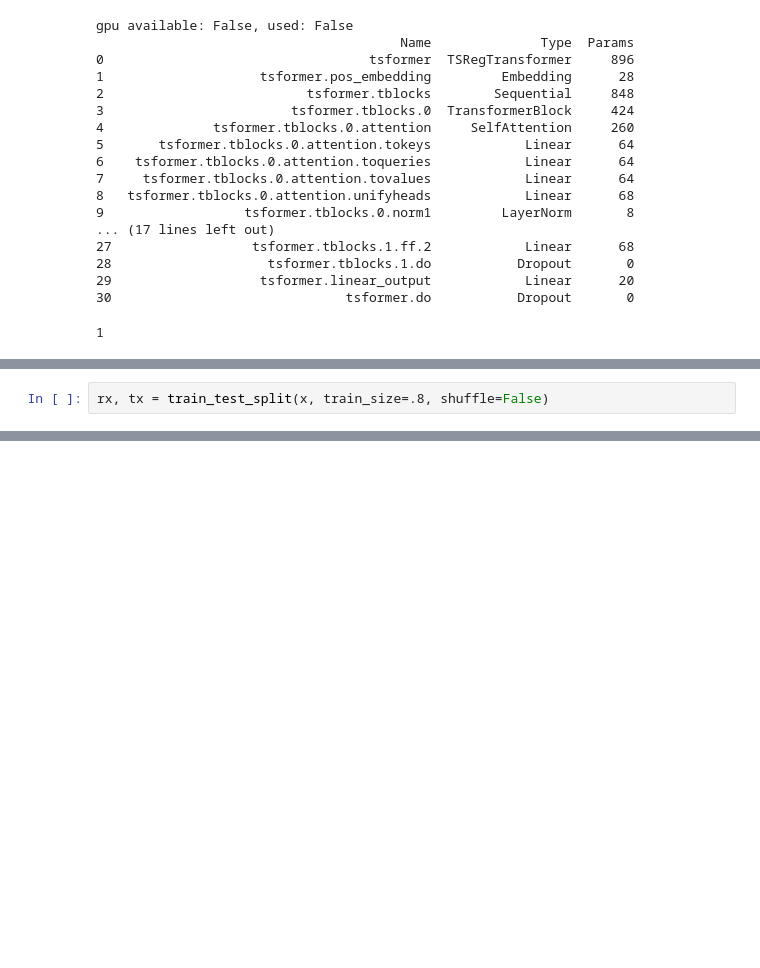
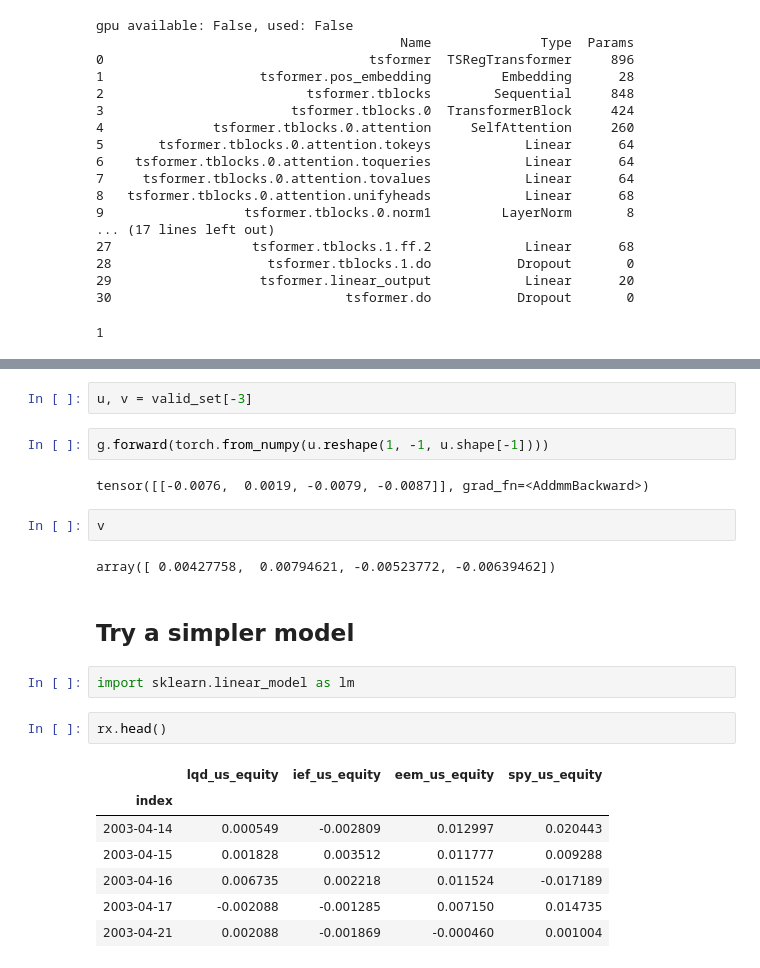
Before and after one commit to esvhd/mlstack, a Jupyter notebook: notebooks/fin_transformer.ipynb, the cells around one changed output, grey strips where cells are left out. Cells and saved outputs as stored; diff of their text form; blank space fills up the shorter version.

```diff
--- a/notebooks/fin_transformer.ipynb
+++ b/notebooks/fin_transformer.ipynb
@@ -451,2 +445,0 @@ x.shape
-# %%
-rx, tx = train_test_split(x, train_size=.8, shuffle=False)
@@ -469,0 +448,24 @@ tx
+# %%
+u, v = valid_set[-3]
+# %%
+g.forward(torch.from_numpy(u.reshape(1, -1, u.shape[-1])))
+# %% [output]
+tensor([[-0.0076,  0.0019, -0.0079, -0.0087]], grad_fn=<AddmmBackward>)
+# %%
+v
+# %% [output]
+array([ 0.00427758,  0.00794621, -0.00523772, -0.00639462])
+# %% [markdown]
+## Try a simpler model
+# %%
+import sklearn.linear_model as lm
+# %%
+rx.head()
+# %% [output]
+|  | lqd_us_equity | ief_us_equity | eem_us_equity | spy_us_equity |
+| index |  |  |  |  |
+| 2003-04-14 | 0.000549 | -0.002809 | 0.012997 | 0.020443 |
+| 2003-04-15 | 0.001828 | 0.003512 | 0.011777 | 0.009288 |
+| 2003-04-16 | 0.006735 | 0.002218 | 0.011524 | -0.017189 |
+| 2003-04-17 | -0.002088 | -0.001285 | 0.007150 | 0.014735 |
+| 2003-04-21 | 0.002088 | -0.001869 | -0.000460 | 0.001004 |
```
Also changed, not shown: parts of 9 cells of this notebook.
